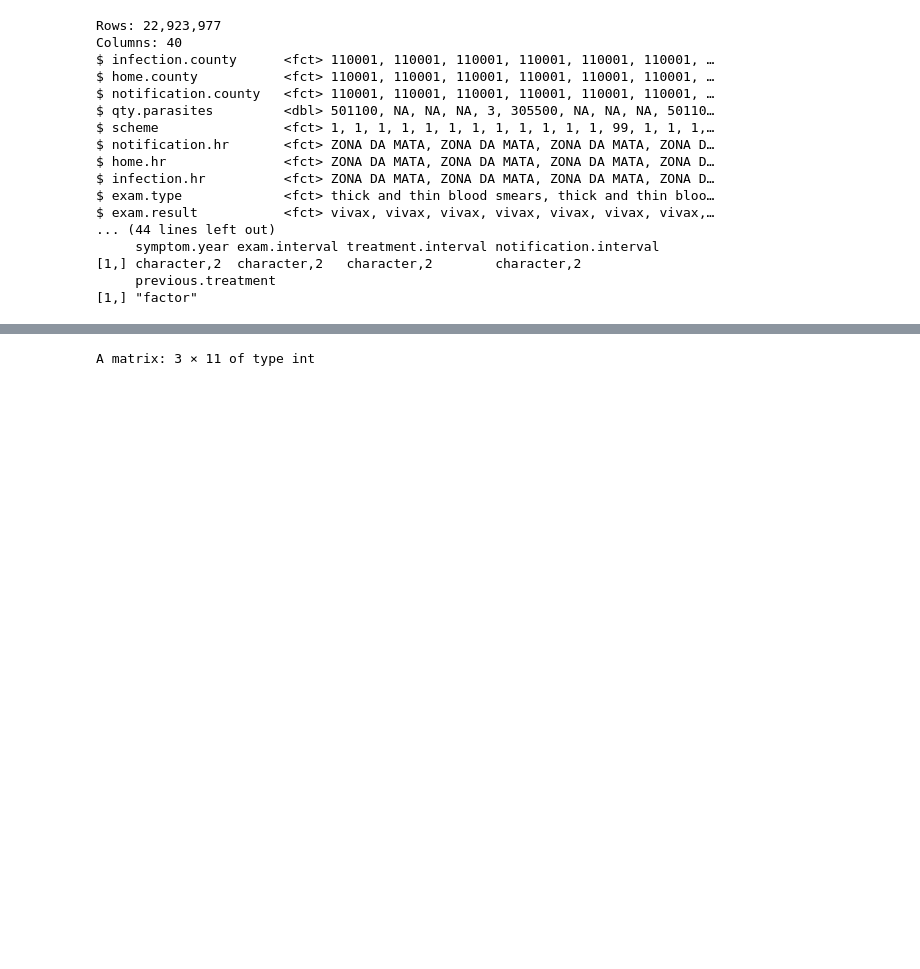
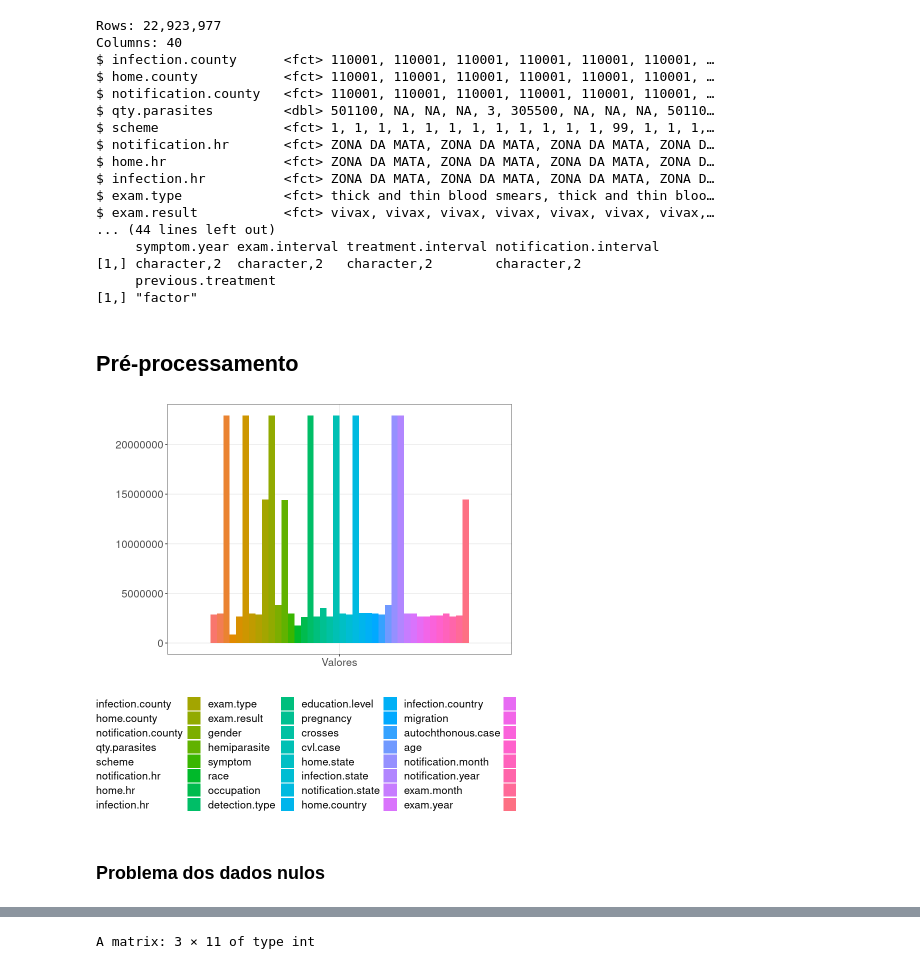
Before and after one commit to frankfaisca/cefet-min-dados, a Jupyter notebook: pattern_prediction.ipynb, the cells around one changed output, grey strips where cells are left out. Cells and saved outputs as stored; diff of their text form; code cells hidden in the pictures; blank space fills up the shorter version.

```diff
--- a/pattern_prediction.ipynb
+++ b/pattern_prediction.ipynb
@@ -67,3 +63,31 @@ $ exam.result           <fct> vivax, vivax, vivax, vivax, vivax, vivax, vivax,
 [1,] character,2  character,2   character,2        character,2
      previous.treatment
 [1,] "factor"
+# %% [markdown]
+## Pré-processamento
+# %%
+data.na <- na.omit(data)
+#22923977/466127 = 49.17968     >> Só 2% dos dados são mantidos
+results_list <- list()
+for (feature in data) {
+  x <- na.omit(feature)
+  results_list <- append(results_list, list(x))
+}
+
+num_itens <- list()
+for (feature in results_list) {
+  x <- length(feature)
+  num_itens <- append(num_itens, x)
+}
+
+feature_names <- names(data)
+check_df <- data.frame(matrix(unlist(num_itens), ncol = length(num_itens), byrow = FALSE))
+colnames(check_df) <- feature_names
+new_column <- c("Valores") #Casa de Ferreiro
+check_df <- data.frame(NewColumnName = new_column, check_df) #Espeto de Pau
+grf <- plot_groupedbar(check_df) + font #Não conseguiu plotar 40 colres
+plot(grf)
+# %% [output]
+[figure, added]
+# %% [markdown]
+### Problema dos dados nulos
```
Also changed, not shown: parts of 21 cells of this notebook.
